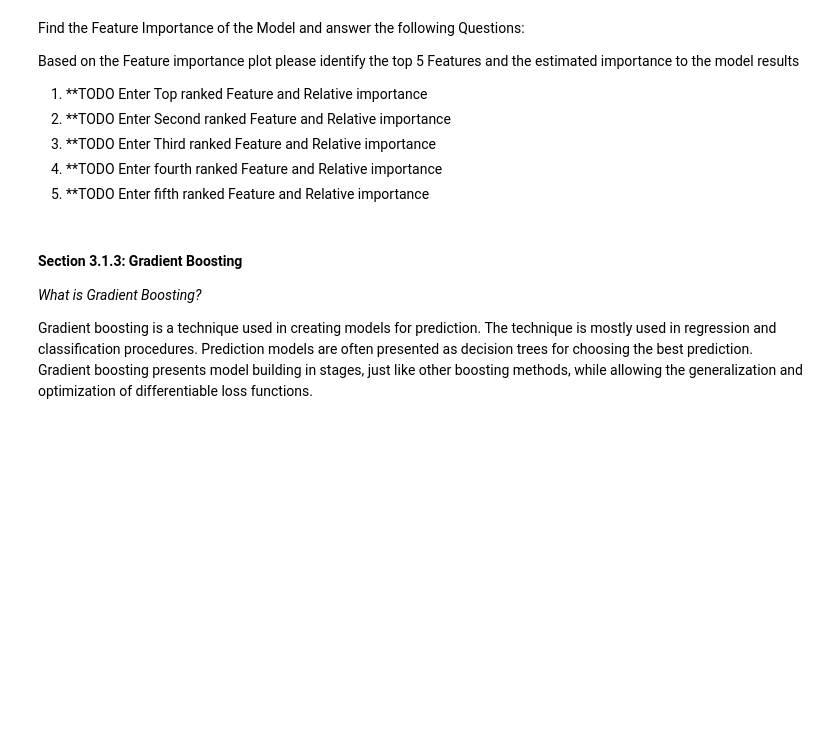
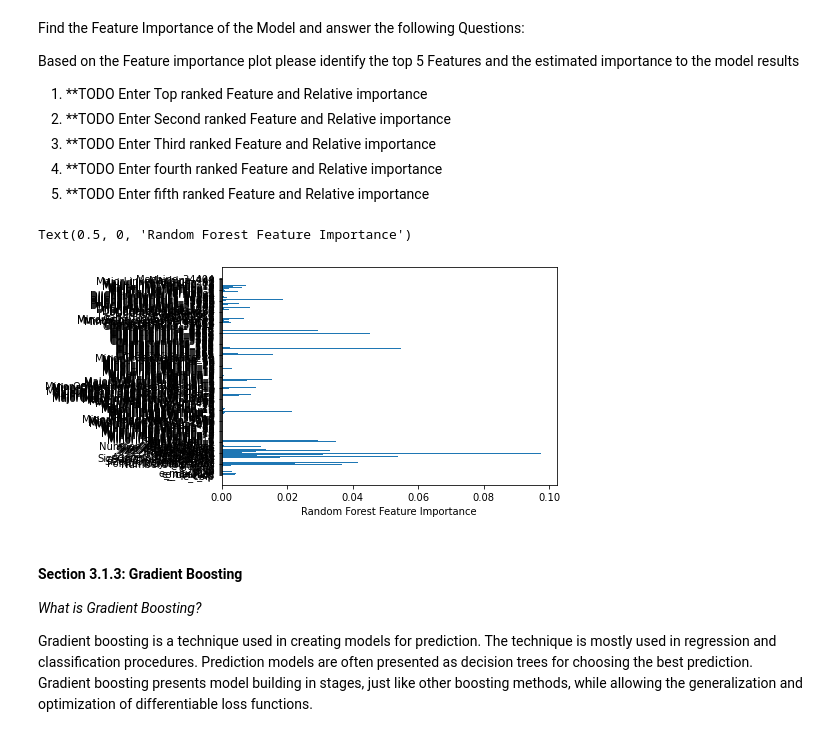
Before and after one commit to NaveenPaulBosco/BubbleSort, a Jupyter notebook: ML_on_CLAMP.ipynb, the cells around one changed output. Saved outputs shown, nothing was run; the diff lists cells and outputs as text; code cells hidden in the pictures; blank space fills up the shorter version.

```diff
--- a/ML_on_CLAMP.ipynb
+++ b/ML_on_CLAMP.ipynb
@@ -652,14 +652,25 @@ Based on the Feature importance plot please identify the top 5 Features and the
 # %%
 random_forest_top_feature_name = 0 #TODO
 random_forest_top_feature_relative_importance = 0 #TODO
 random_forest_second_feature_name = 0 #TODO
 random_forest_second_feature_relative_importance = 0 #TODO
 random_forest_third_feature_name = 0 #TODO
 random_forest_third_feature_relative_importance = 0 #TODO
 random_forest_fourth_feature_name = 0 #TODO
 random_forest_fourth_feature_relative_importance = 0 #TODO
 random_forest_fifth_feature_name = 0 #TODO
 random_forest_fifth_feature_relative_importance = 0 #TODO
+
+random_forest.feature_names_in_
+random_forest.feature_importances_
+
+from matplotlib import pyplot as plt
+
+plt.barh(random_forest.feature_names_in_, random_forest.feature_importances_)
+plt.xlabel("Random Forest Feature Importance")
+# %% [output]
+Text(0.5, 0, 'Random Forest Feature Importance')
+[figure, added]
 # %%
 # Feel free to play around with the hyperparameters after you finish this project to understand better how they affect model performance
 # %%
```
Also changed, not shown: parts of 3 cells of this notebook.
